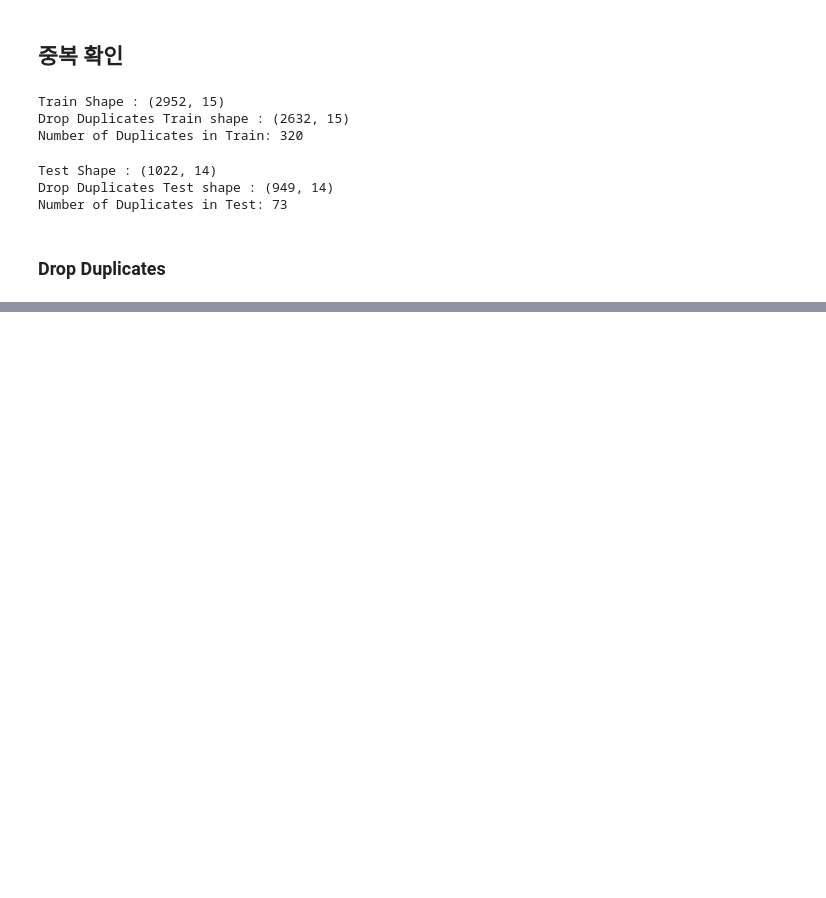
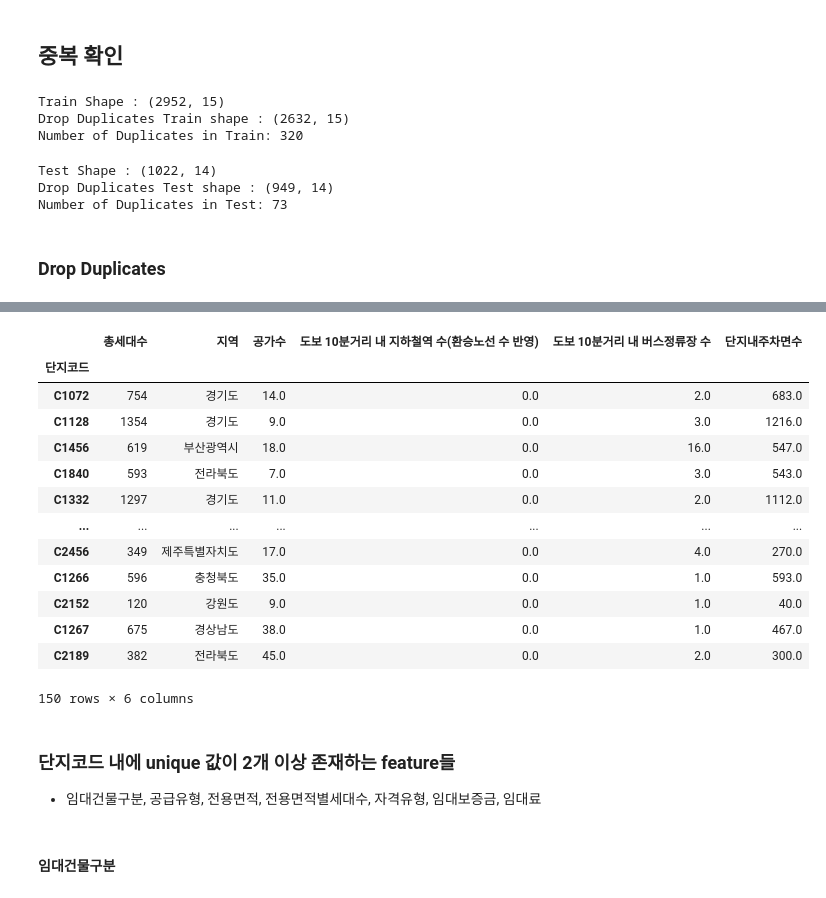
Before and after one commit to Sejong-Kaggle-Challengers-2nd/Choi_YoungMin, a Jupyter notebook: [9]_주차수요_예측/EDAs/basicEDA.ipynb, the cells around one changed output, grey strips where cells are left out. Drawn from its saved outputs; the diff is of its cells as text; code cells hidden in the pictures; blank space fills up the shorter version.

```diff
--- a/[9]_주차수요_예측/EDAs/basicEDA.ipynb
+++ b/[9]_주차수요_예측/EDAs/basicEDA.ipynb
@@ -355,0 +453,21 @@ test = test.drop_duplicates()
+# %%
+test_agg
+# %% [output]
+|  | 총세대수 | 지역 | 공가수 | 도보 10분거리 내 지하철역 수(환승노선 수 반영) | 도보 10분거리 내 버스정류장 수 | 단지내주차면수 |
+| 단지코드 |  |  |  |  |  |  |
+| C1072 | 754 | 경기도 | 14.0 | 0.0 | 2.0 | 683.0 |
+| C1128 | 1354 | 경기도 | 9.0 | 0.0 | 3.0 | 1216.0 |
+| C1456 | 619 | 부산광역시 | 18.0 | 0.0 | 16.0 | 547.0 |
+| C1840 | 593 | 전라북도 | 7.0 | 0.0 | 3.0 | 543.0 |
+| C1332 | 1297 | 경기도 | 11.0 | 0.0 | 2.0 | 1112.0 |
+| ... | ... | ... | ... | ... | ... | ... |
+| C2456 | 349 | 제주특별자치도 | 17.0 | 0.0 | 4.0 | 270.0 |
+| C1266 | 596 | 충청북도 | 35.0 | 0.0 | 1.0 | 593.0 |
+| C2152 | 120 | 강원도 | 9.0 | 0.0 | 1.0 | 40.0 |
+| C1267 | 675 | 경상남도 | 38.0 | 0.0 | 1.0 | 467.0 |
+| C2189 | 382 | 전라북도 | 45.0 | 0.0 | 2.0 | 300.0 |
+150 rows × 6 columns
+# %% [markdown]
+### 단지코드 내에 unique 값이 2개 이상 존재하는 feature들
+
+- 임대건물구분, 공급유형, 전용면적, 전용면적별세대수, 자격유형, 임대보증금, 임대료
@@ -355,0 +480,2 @@ test = test.drop_duplicates()
+# %% [markdown]
+#### 임대건물구분
```
Also changed, not shown: parts of 55 cells of this notebook, 3 other files.
